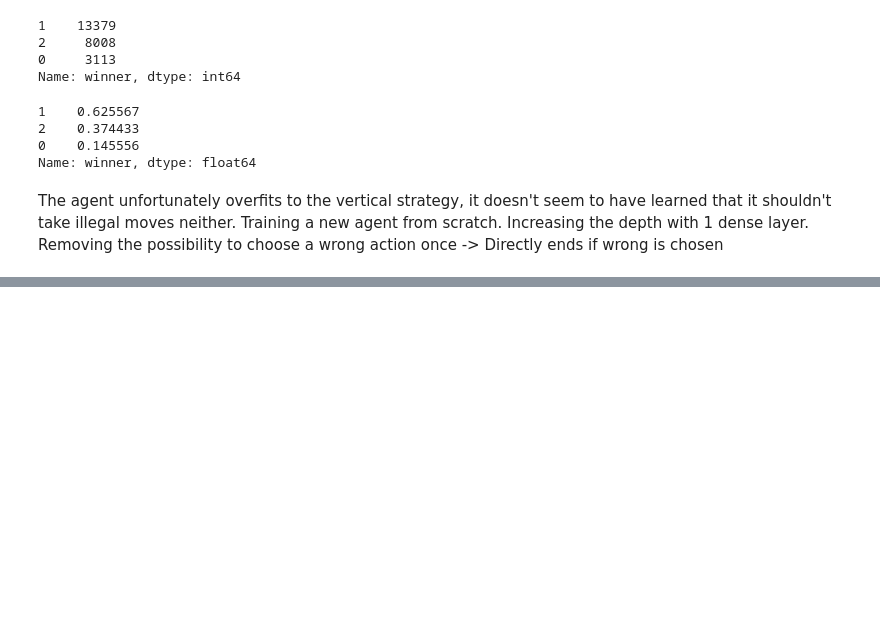
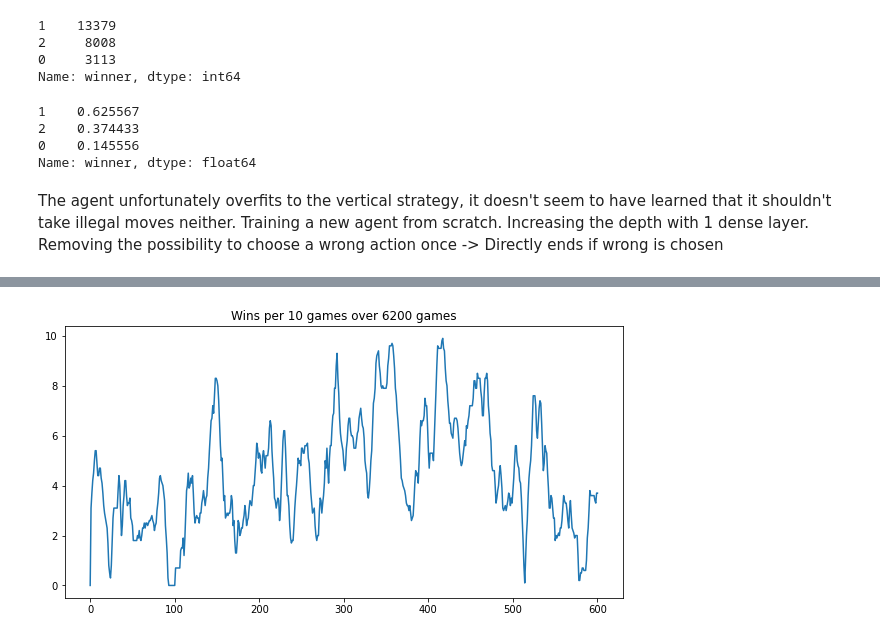
Before and after one commit to olestole/dqn-connect-4, a Jupyter notebook: connect_x/analytics.ipynb, the cells around one changed output, grey strips where cells are left out. Drawn from its saved outputs; the diff is of its cells as text; code cells hidden in the pictures; blank space fills up the shorter version.

```diff
--- a/connect_x/analytics.ipynb
+++ b/connect_x/analytics.ipynb
@@ -490,0 +563,3 @@ Training a new agent from scratch. Increasing the depth with 1 dense layer. Remo
+# %%
+df = create_df_from_history_ins(19)
+df2 = df.drop(columns=['final_state'])
@@ -490,0 +589,4 @@ Training a new agent from scratch. Increasing the depth with 1 dense layer. Remo
+# %%
+plot_wins_window(df=df, window=10)
+# %% [output]
+[figure, added]
```
Also changed, not shown: parts of 36 cells of this notebook, 7 other files.
